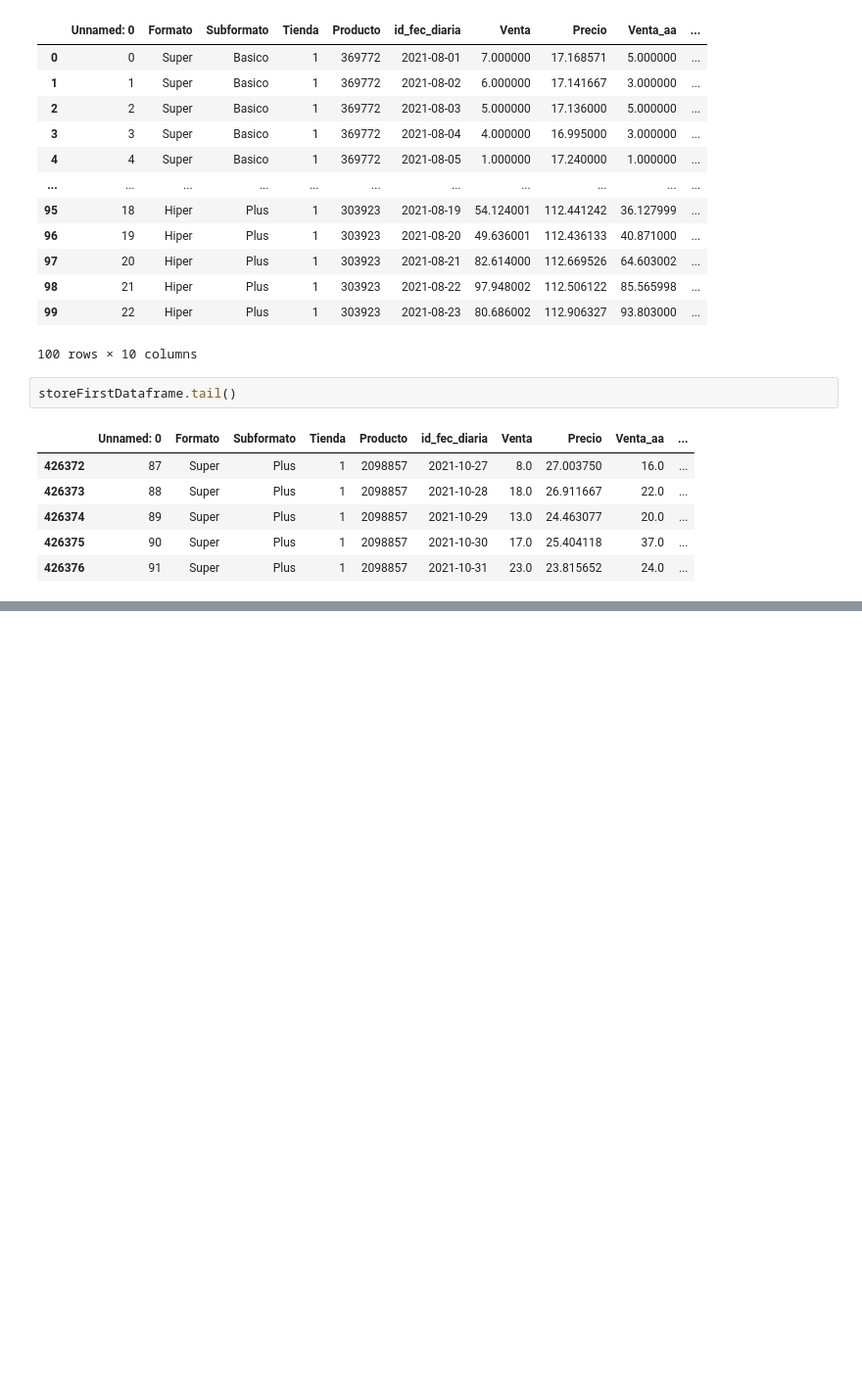
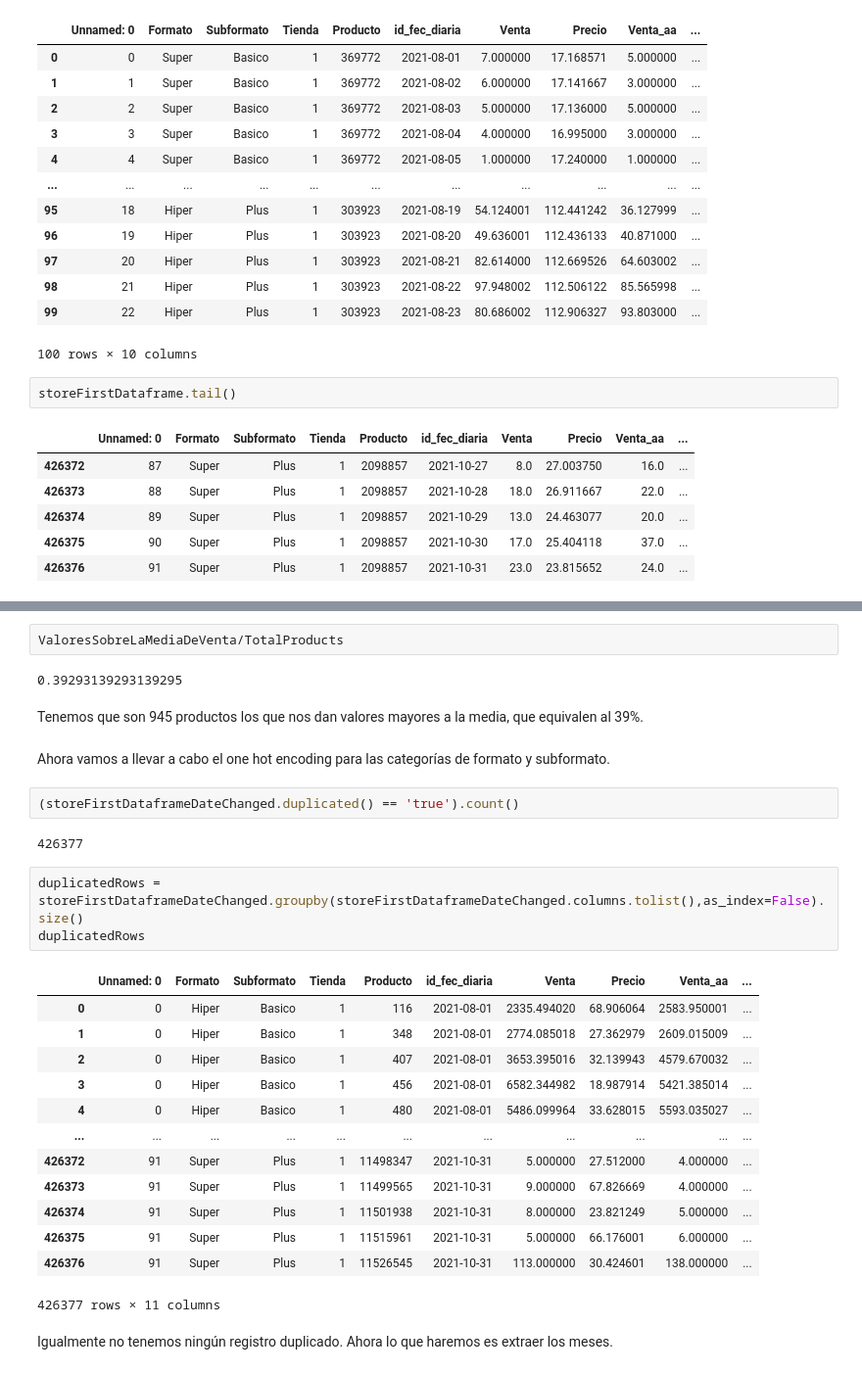
Before and after one commit to AlanMLCH/pythonDataScience, a Jupyter notebook: enkiForecasting/EDA.ipynb, the cells around one changed output, grey strips where cells are left out. Shown at 98% size. Drawn from its saved outputs; the diff is of its cells as text; blank space fills up the shorter version.

```diff
--- a/enkiForecasting/EDA.ipynb
+++ b/enkiForecasting/EDA.ipynb
@@ -56,0 +184,31 @@ storeFirstDataframe.tail()
+# %%
+ValoresSobreLaMediaDeVenta/TotalProducts
+# %% [output]
+0.39293139293139295
+# %% [markdown]
+Tenemos que son 945 productos los que nos dan valores mayores a la media, que equivalen al 39%.
+# %% [markdown]
+Ahora vamos a llevar a cabo el one hot encoding para las categorías de formato y subformato.
+# %%
+(storeFirstDataframeDateChanged.duplicated() == 'true').count()
+# %% [output]
+426377
+# %%
+duplicatedRows = storeFirstDataframeDateChanged.groupby(storeFirstDataframeDateChanged.columns.tolist(),as_index=False).size()
+duplicatedRows
+# %% [output]
+|  | Unnamed: 0 | Formato | Subformato | Tienda | Producto | id_fec_diaria | Venta | Precio | Venta_aa | ... |
+| 0 | 0 | Hiper | Basico | 1 | 116 | 2021-08-01 | 2335.494020 | 68.906064 | 2583.950001 | ... |
+| 1 | 0 | Hiper | Basico | 1 | 348 | 2021-08-01 | 2774.085018 | 27.362979 | 2609.015009 | ... |
+| 2 | 0 | Hiper | Basico | 1 | 407 | 2021-08-01 | 3653.395016 | 32.139943 | 4579.670032 | ... |
+| 3 | 0 | Hiper | Basico | 1 | 456 | 2021-08-01 | 6582.344982 | 18.987914 | 5421.385014 | ... |
+| 4 | 0 | Hiper | Basico | 1 | 480 | 2021-08-01 | 5486.099964 | 33.628015 | 5593.035027 | ... |
+| ... | ... | ... | ... | ... | ... | ... | ... | ... | ... | ... |
+| 426372 | 91 | Super | Plus | 1 | 11498347 | 2021-10-31 | 5.000000 | 27.512000 | 4.000000 | ... |
+| 426373 | 91 | Super | Plus | 1 | 11499565 | 2021-10-31 | 9.000000 | 67.826669 | 4.000000 | ... |
+| 426374 | 91 | Super | Plus | 1 | 11501938 | 2021-10-31 | 8.000000 | 23.821249 | 5.000000 | ... |
+| 426375 | 91 | Super | Plus | 1 | 11515961 | 2021-10-31 | 5.000000 | 66.176001 | 6.000000 | ... |
+| 426376 | 91 | Super | Plus | 1 | 11526545 | 2021-10-31 | 113.000000 | 30.424601 | 138.000000 | ... |
+426377 rows × 11 columns
+# %% [markdown]
+Igualmente no tenemos ningún registro duplicado. Ahora lo que haremos es extraer los meses.
```
Also changed, not shown: parts of 23 cells of this notebook.
